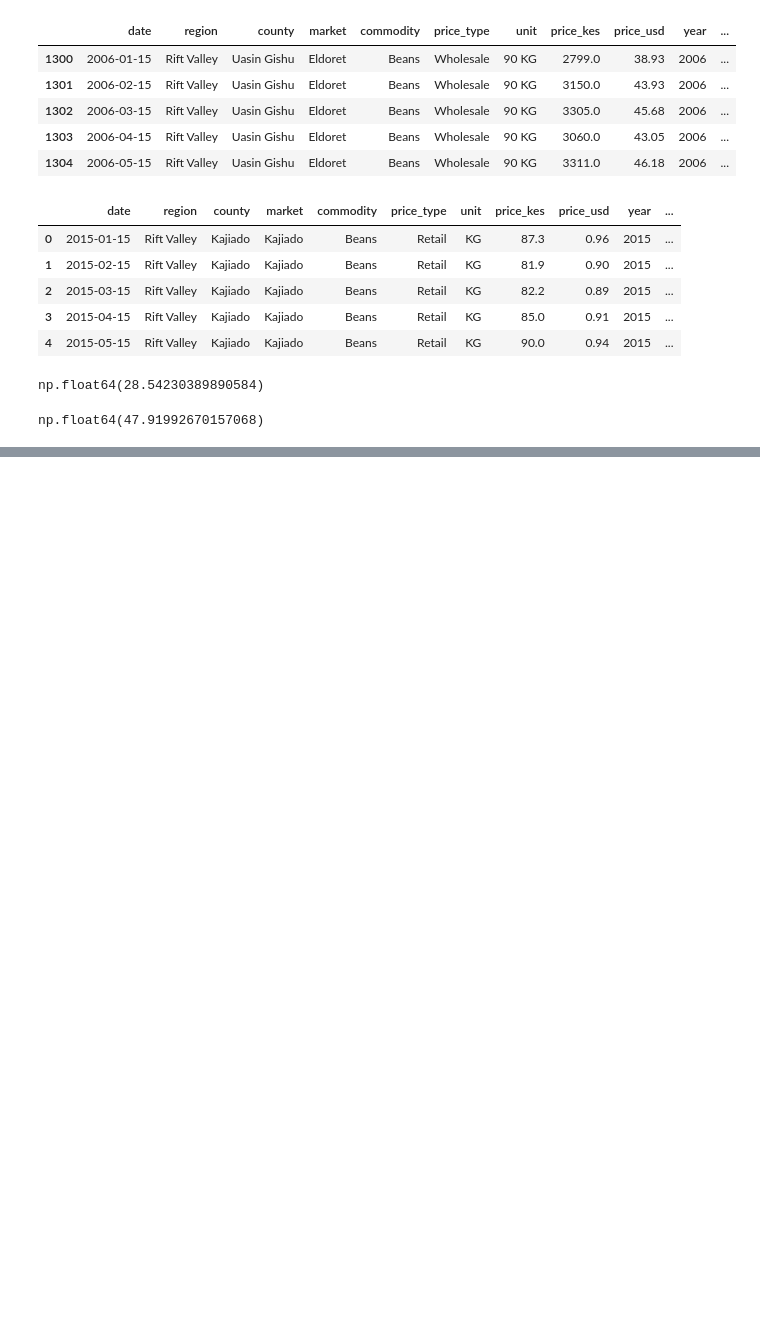
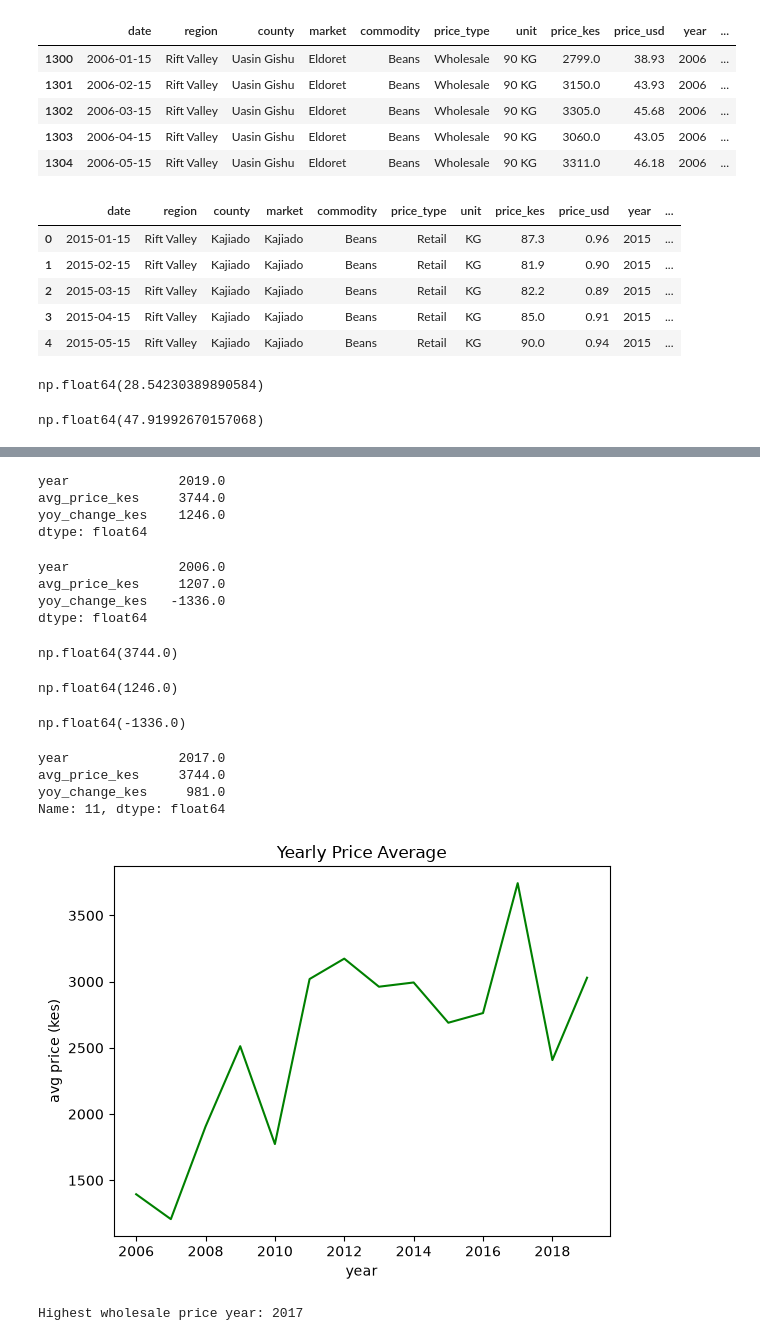
Before and after one commit to rose-odiwuor/food_market_prices, a Jupyter notebook: analysis.ipynb, the cells around one changed output, grey strips where cells are left out. Saved outputs shown, nothing was run; the diff lists cells and outputs as text; code cells hidden in the pictures; blank space fills up the shorter version.

Commit message:
maize prices over the years

```diff
--- a/analysis.ipynb
+++ b/analysis.ipynb
@@ -195,0 +207,3 @@ np.float64(47.91992670157068)
+# %%
+df_maize = df[(df["commodity"] == "Maize") & (df["price_type"] == "Wholesale")].copy()
+df_maize.head(5)
@@ -195,0 +217,3 @@ np.float64(47.91992670157068)
+# %%
+yearly_avg = df_maize.groupby("year")["price_kes"].mean().reset_index().round()
+yearly_avg
@@ -195,0 +236,3 @@ np.float64(47.91992670157068)
+# %%
+yearly_avg.columns = ["year", "avg_price_kes"]
+yearly_avg
@@ -195,0 +255,3 @@ np.float64(47.91992670157068)
+# %%
+yearly_avg["yoy_change_kes"] = yearly_avg["avg_price_kes"].diff()
+yearly_avg
@@ -195,0 +274,54 @@ np.float64(47.91992670157068)
+# %%
+yearly_avg.max()
+# %% [output]
+year              2019.0
+avg_price_kes     3744.0
+yoy_change_kes    1246.0
+dtype: float64
+# %%
+yearly_avg.min()
+# %% [output]
+year              2006.0
+avg_price_kes     1207.0
+yoy_change_kes   -1336.0
+dtype: float64
+# %%
+yearly_avg["avg_price_kes"].max()
+# %% [output]
+np.float64(3744.0)
+# %%
+yearly_avg["yoy_change_kes"].max()
+# %% [output]
+np.float64(1246.0)
+# %%
+yearly_avg["yoy_change_kes"].min()
+# %% [output]
+np.float64(-1336.0)
+# %%
+yearly_avg.loc[yearly_avg["avg_price_kes"].idxmax()]
+# %% [output]
+year              2017.0
+avg_price_kes     3744.0
+yoy_change_kes     981.0
+Name: 11, dtype: float64
+# %%
+# Plot the yearly average as a line chart with the price in KES on the y-axis.
+# x axis -> year
+# y axis -> avg_price_kes
+
+plt.plot(yearly_avg["year"], yearly_avg["avg_price_kes"], color="green")
+plt.title("Yearly Price Average")
+plt.xlabel("year")
+plt.ylabel("avg price (kes)")
+plt.show()
+# %% [output]
+[figure, added]
+# %%
+print(f"Highest wholesale price year: {yearly_avg.loc[yearly_avg['avg_price_kes'].idxmax(), 'year']}")
+# # Highest wholesale price year: 2017
+# # Biggest rise: 2011
+# # Biggest fall: 2018
+
+# yearly_avg.loc[yearly_avg['avg_price_kes'].idxmax(), 'year']
+# %% [output]
+Highest wholesale price year: 2017
```
Also changed, not shown: parts of 9 cells of this notebook, 2 other files.
